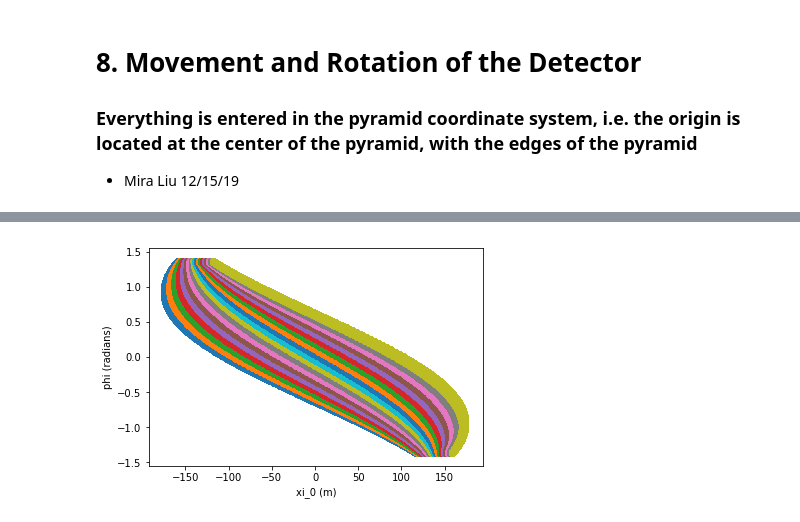
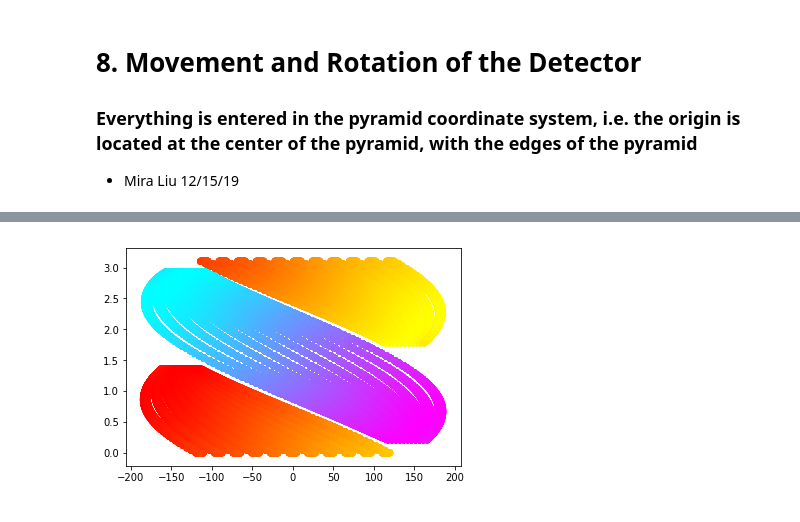
Before and after one commit to miramliu/MuonTomography, a Jupyter notebook: DetectorPlacement.ipynb, the cells around one changed output, grey strips where cells are left out. Saved outputs shown, nothing was run; the diff lists cells and outputs as text; code cells hidden in the pictures.

```diff
--- a/DetectorPlacement.ipynb
+++ b/DetectorPlacement.ipynb
@@ -65,7 +80,7 @@ for Hpix in i: #for all 480 pixels along the x axis
         X = 0 #in pyramid coordinate system
         Y = -((230.33/2)+25) #in pyramid coordinate system
         Vpix = 0
-        theta = 0
+        theta = 90
         phi_n, xi0_n,psi, x1, y1 = SRSinogramSpace(Hpix, Vpix,X,Y,theta,di,dj,200)
         #print(psi)
         x,y = VectorPlot(x1,y1,psi)
@@ -101,11 +133,18 @@ def OneSinogramSpace(i,j,X,Y,theta):
             y1s.append(y1)
     return phis,xis,psis,x1s,y1s
 # %%
-i = np.arange(1,960,2) #480 horizontally
+i = np.arange(1,960,64) #480 horizontally
 j = np.arange(1,240,2) #120 vertically
 X = 0 #in pyramid coordinate system
 Y = -((230.33/2)+25) #in pyramid coordinate system
 theta = 0
+phis,xis,psis,x1s,y1s=OneSinogramSpace(i,j,X,Y,theta)
+purples = pl.get_cmap("Purples")
+pl.scatter(xis,phis,c=xis,cmap=purples)
+#now shifted
+theta = 90
+X = (230.33/2)+25 #in pyramid coordinate system
+Y = 0 #in pyramid coordinate system
 phis,xis,psis,x1s,y1s=OneSinogramSpace(i,j,X,Y,theta)
 pl.scatter(xis,phis)
 pl.xlabel('xi_0 (m)')
@@ -117,13 +156,21 @@ pl.show()
 # %%
-i = np.arange(1,960,2) #480 horizontally
-j = np.arange(1,240,2) #120 vertically
-for X in range(-100,100,11):
+i = np.arange(1,960,8) #480 horizontally
+j = np.arange(1,240,64) #120 vertically
+reds = pl.get_cmap("autumn")
+blues = pl.get_cmap("cool")
+for X in np.linspace(-115,115,11):
     Y = -((230.33/2)+25) #in pyramid coordinate system
     theta = 0
     phis,xis,psis,x1s,y1s=OneSinogramSpace(i,j,X,Y,theta)
-    pl.scatter(xis,phis)
-pl.xlabel('xi_0 (m)')
-pl.ylabel('phi (radians)')
+    pl.scatter(xis,phis,c=xis,cmap=reds)
+for Y in np.linspace(-115,115,11):
+    X =(230.33/2)+25 #in pyramid coordinate system
+    theta = 90
+    phis,xis,psis,x1s,y1s=OneSinogramSpace(i,j,X,Y,theta)
+    pl.scatter(xis,phis,c = xis,cmap = blues)
+#pl.xlabel('xi_0 (m)')
+#pl.ylabel(tt'phi (radians)')
+pl.savefig('/Users/Mira/Desktop/CoveredSinogram',dpi=300)
 pl.show()
 # %% [output]
-[figure, old version]
+[figure, new version]
```
Also changed, not shown: parts of 6 cells of this notebook, 21 other files.
